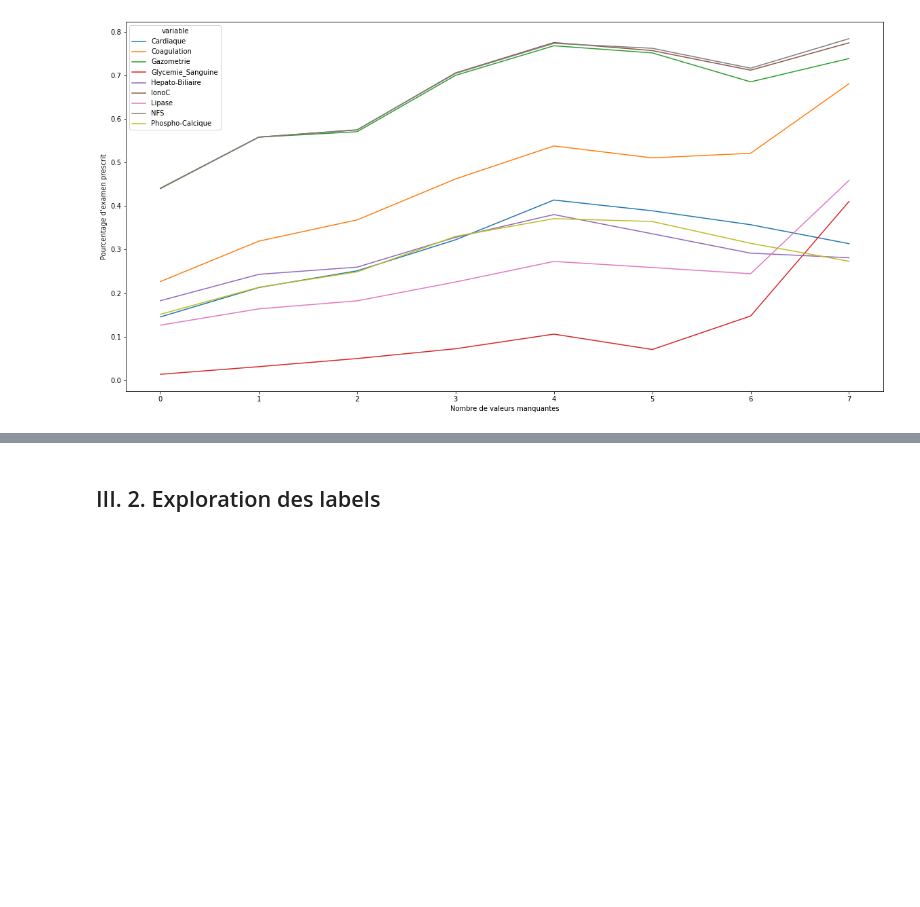
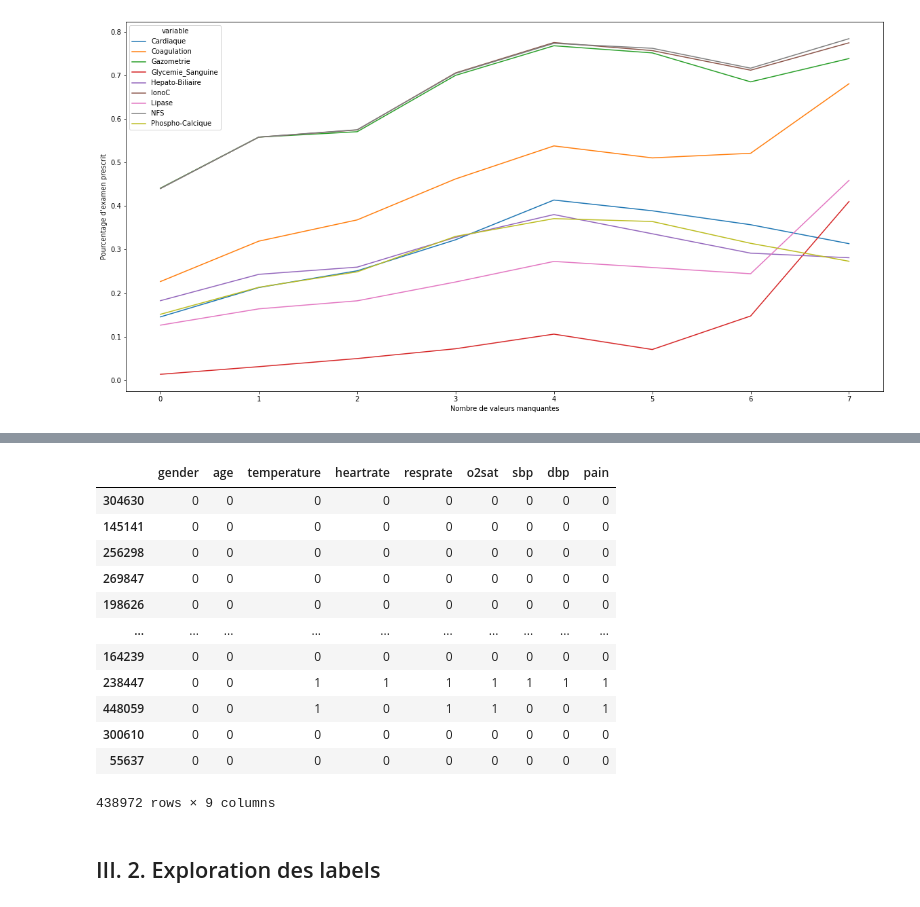
Before and after one commit to alibell/biologyOrderPredictor, a Jupyter notebook: Project_Report.ipynb, the cells around one changed output, grey strips where cells are left out. Saved outputs shown, nothing was run; the diff lists cells and outputs as text; code cells hidden in the pictures; blank space fills up the shorter version.

```diff
--- a/Project_Report.ipynb
+++ b/Project_Report.ipynb
@@ -408 +273,17 @@ toto = (Xy_train[categorical_features+continuous_features].isna()*1).sum(axis=1)
+# %%
+(X_train_clean[features].isna()).astype("int")
+# %% [output]
+|  | gender | age | temperature | heartrate | resprate | o2sat | sbp | dbp | pain |
+| 304630 | 0 | 0 | 0 | 0 | 0 | 0 | 0 | 0 | 0 |
+| 145141 | 0 | 0 | 0 | 0 | 0 | 0 | 0 | 0 | 0 |
+| 256298 | 0 | 0 | 0 | 0 | 0 | 0 | 0 | 0 | 0 |
+| 269847 | 0 | 0 | 0 | 0 | 0 | 0 | 0 | 0 | 0 |
+| 198626 | 0 | 0 | 0 | 0 | 0 | 0 | 0 | 0 | 0 |
+| ... | ... | ... | ... | ... | ... | ... | ... | ... | ... |
+| 164239 | 0 | 0 | 0 | 0 | 0 | 0 | 0 | 0 | 0 |
+| 238447 | 0 | 0 | 1 | 1 | 1 | 1 | 1 | 1 | 1 |
+| 448059 | 0 | 0 | 1 | 0 | 1 | 1 | 0 | 0 | 1 |
+| 300610 | 0 | 0 | 0 | 0 | 0 | 0 | 0 | 0 | 0 |
+| 55637 | 0 | 0 | 0 | 0 | 0 | 0 | 0 | 0 | 0 |
+438972 rows × 9 columns
 # %%
```
Also changed, not shown: parts of 18 cells of this notebook, 1 other file.
